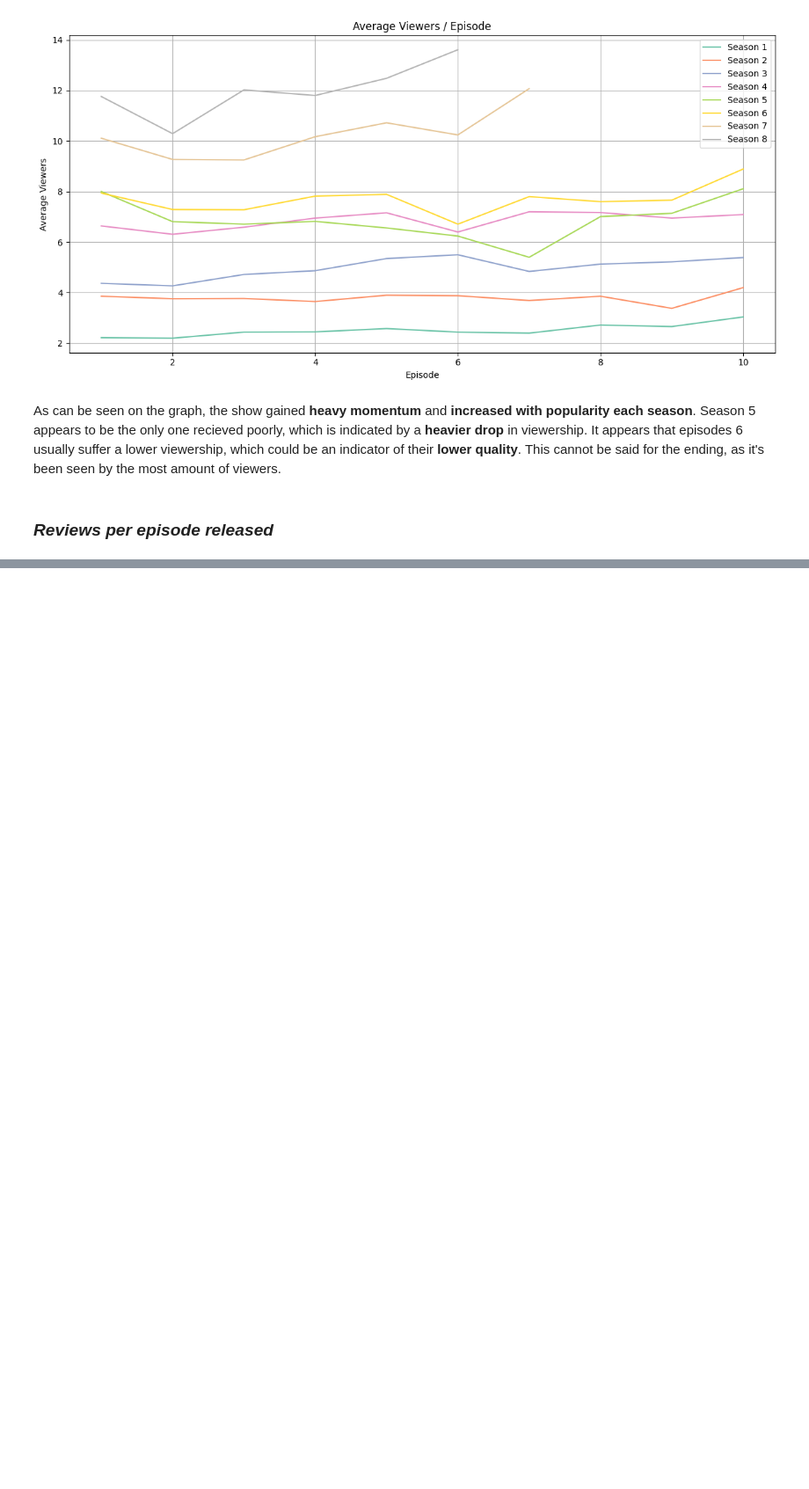
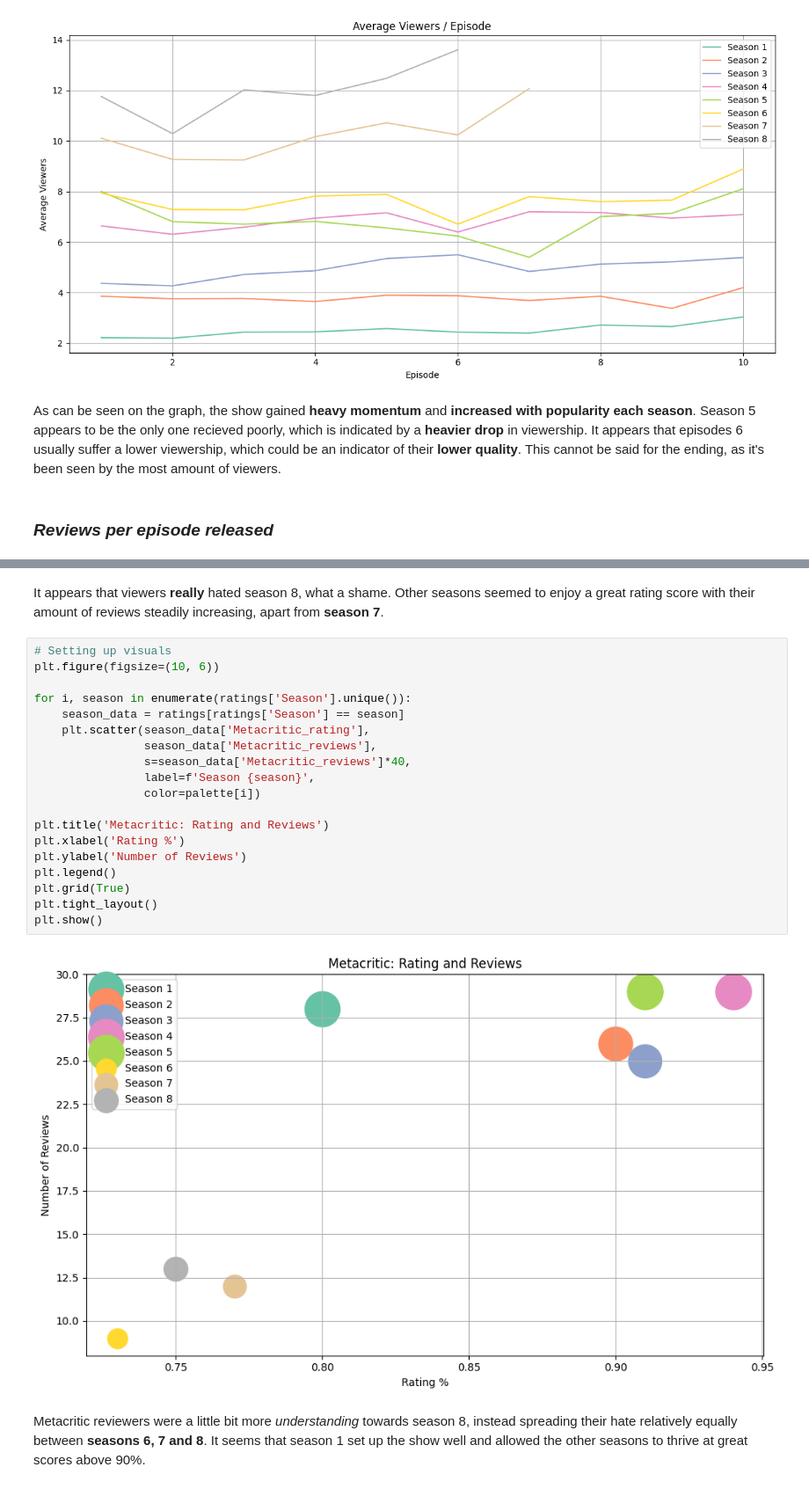
Before and after one commit to AlexWieli/RR7_HW, a Jupyter notebook: RR_7_TVShow_AW420272.ipynb, the cells around one changed output, grey strips where cells are left out. Shown at 88% size. Drawn from its saved outputs; the diff is of its cells as text; blank space fills up the shorter version.

```diff
--- a/RR_7_TVShow_AW420272.ipynb
+++ b/RR_7_TVShow_AW420272.ipynb
@@ -56,0 +85,25 @@ Lets now inspect the reviews of the episodes instead. Here we will be trying to
+# %% [markdown]
+It appears that viewers **really** hated season 8, what a shame. Other seasons seemed to enjoy a great rating score with their amount of reviews steadily increasing, apart from **season 7**.
+# %%
+# Setting up visuals
+plt.figure(figsize=(10, 6))
+
+for i, season in enumerate(ratings['Season'].unique()):
+    season_data = ratings[ratings['Season'] == season]
+    plt.scatter(season_data['Metacritic_rating'],
+                season_data['Metacritic_reviews'],
+                s=season_data['Metacritic_reviews']*40,
+                label=f'Season {season}',
+                color=palette[i])
+
+plt.title('Metacritic: Rating and Reviews')
+plt.xlabel('Rating %')
+plt.ylabel('Number of Reviews')
+plt.legend()
+plt.grid(True)
+plt.tight_layout()
+plt.show()
+# %% [output]
+[figure, added]
+# %% [markdown]
+Metacritic reviewers were a little bit more *understanding* towards season 8, instead spreading their hate relatively equally between **seasons 6, 7 and 8**. It seems that season 1 set up the show well and allowed the other seasons to thrive at great scores above 90%.
```
Also changed, not shown: parts of 4 cells of this notebook, 1 other file.
